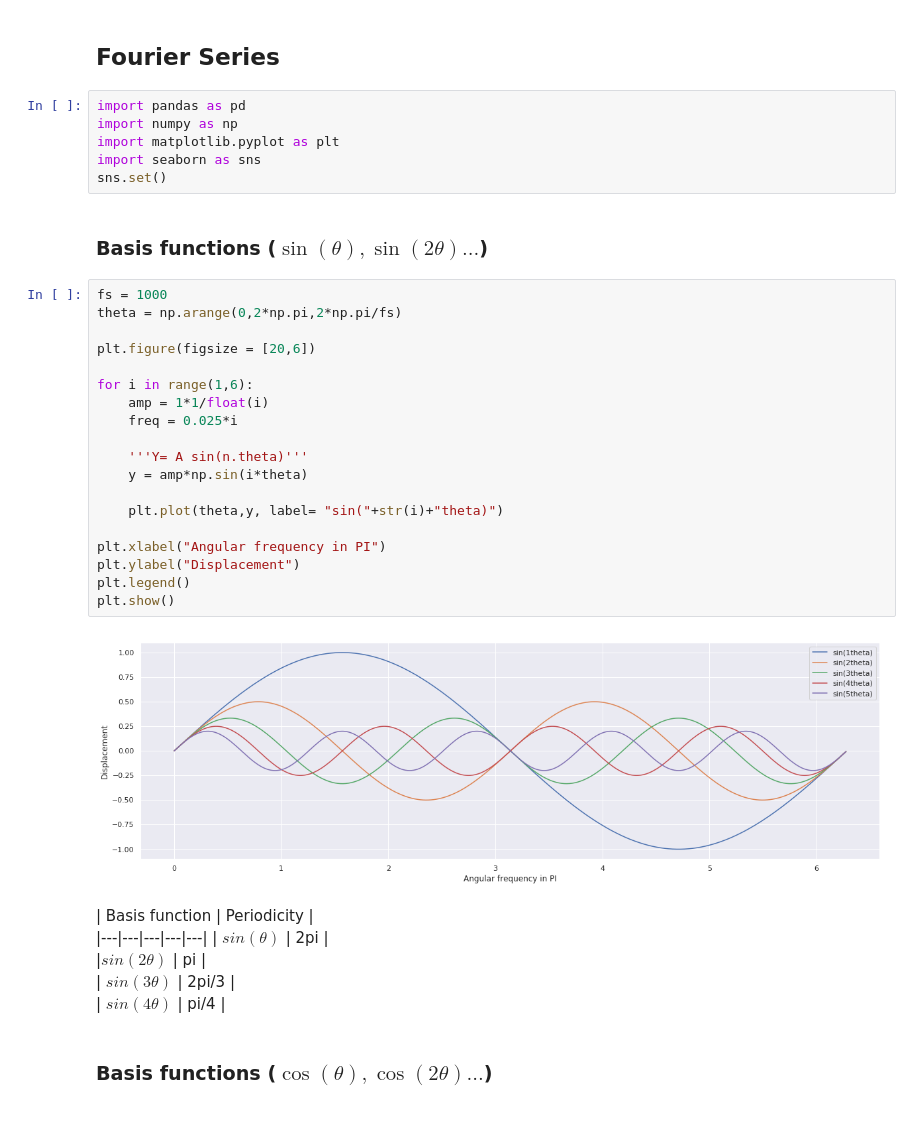
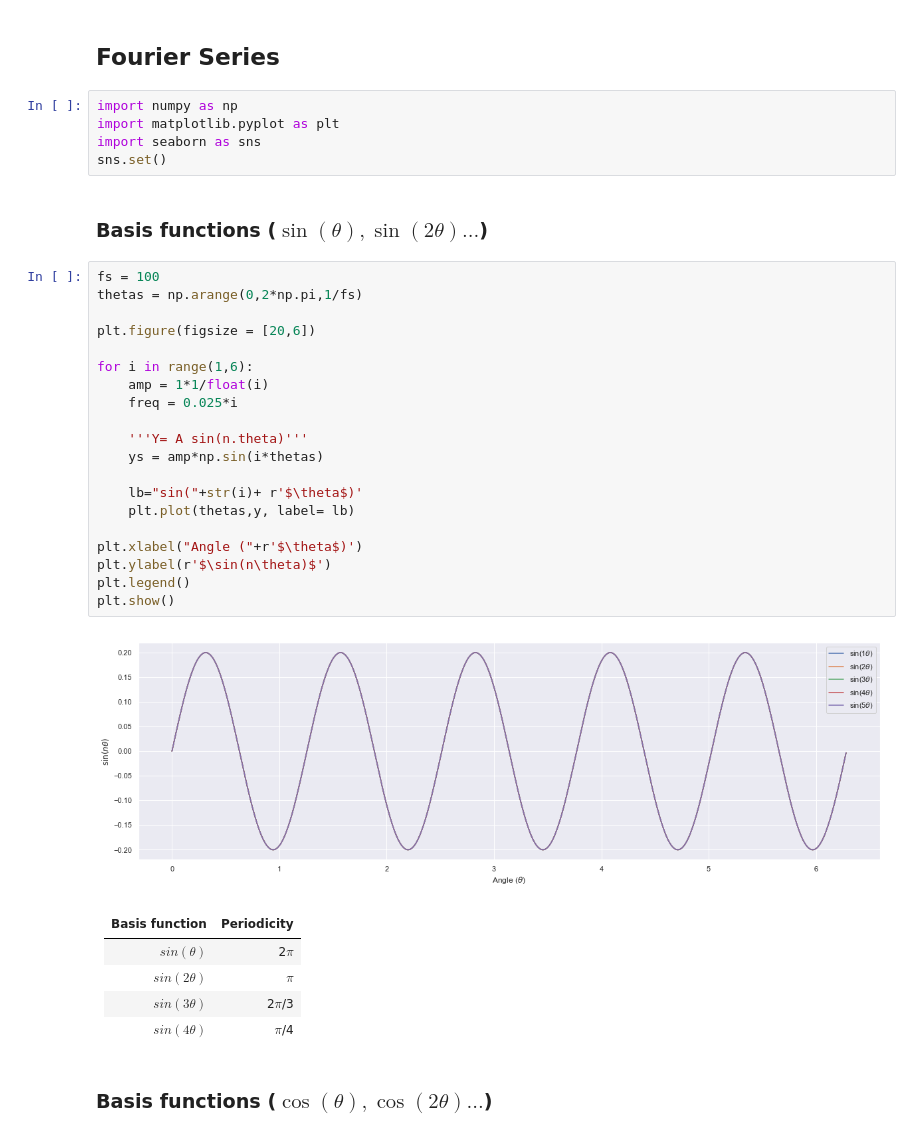
Before and after one commit to npshub/numpy, a Jupyter notebook: 2c. Arange-FourierSeries.ipynb, the cells around one changed output. Cells and saved outputs as stored; diff of their text form.

```diff
--- a/2c. Arange-FourierSeries.ipynb
+++ b/2c. Arange-FourierSeries.ipynb
@@ -1,7 +1,6 @@
 # %% [markdown]
 ## Fourier Series
 # %%
-import pandas as pd
 import numpy as np
 import matplotlib.pyplot as plt
 import seaborn as sns
@@ -9,33 +8,34 @@ sns.set()
 # %% [markdown]
 ### Basis functions ($\sin(\theta), \sin(2\theta) ...$)
 # %%
-fs = 1000
-theta = np.arange(0,2*np.pi,2*np.pi/fs)
+fs = 100
+thetas = np.arange(0,2*np.pi,1/fs)
 
 plt.figure(figsize = [20,6])
 
 for i in range(1,6):
     amp = 1*1/float(i)
     freq = 0.025*i
 
     '''Y= A sin(n.theta)'''
-    y = amp*np.sin(i*theta)
+    ys = amp*np.sin(i*thetas)
 
-    plt.plot(theta,y, label= "sin("+str(i)+"theta)")
+    lb="sin("+str(i)+ r'$\theta$)'
+    plt.plot(thetas,y, label= lb)
 
-plt.xlabel("Angular frequency in PI")
-plt.ylabel("Displacement")
+plt.xlabel("Angle ("+r'$\theta$)')
+plt.ylabel(r'$\sin(n\theta)$')
 plt.legend()
 plt.show()
 # %% [output]
-[figure, old version]
+[figure, new version]
 # %% [markdown]
 |  Basis function |  Periodicity |
-|---|---|---|---|---|
-| $sin(\theta)$ |  2pi |
-|$sin(2\theta)$  | pi  |
-| $sin(3\theta)$  | 2pi/3  |
-| $sin(4\theta)$  | pi/4 |
+|---|---|
+| $sin(\theta)$ |  2$\pi$ |
+|$sin(2\theta)$  | $\pi$  |
+| $sin(3\theta)$  | 2$\pi$/3  |
+| $sin(4\theta)$  | $\pi$/4 |
 # %% [markdown]
 ### Basis functions ($\cos(\theta), \cos(2\theta) ...$)
 # %%
```
Also changed, not shown: parts of 11 cells of this notebook, 2 other files.
